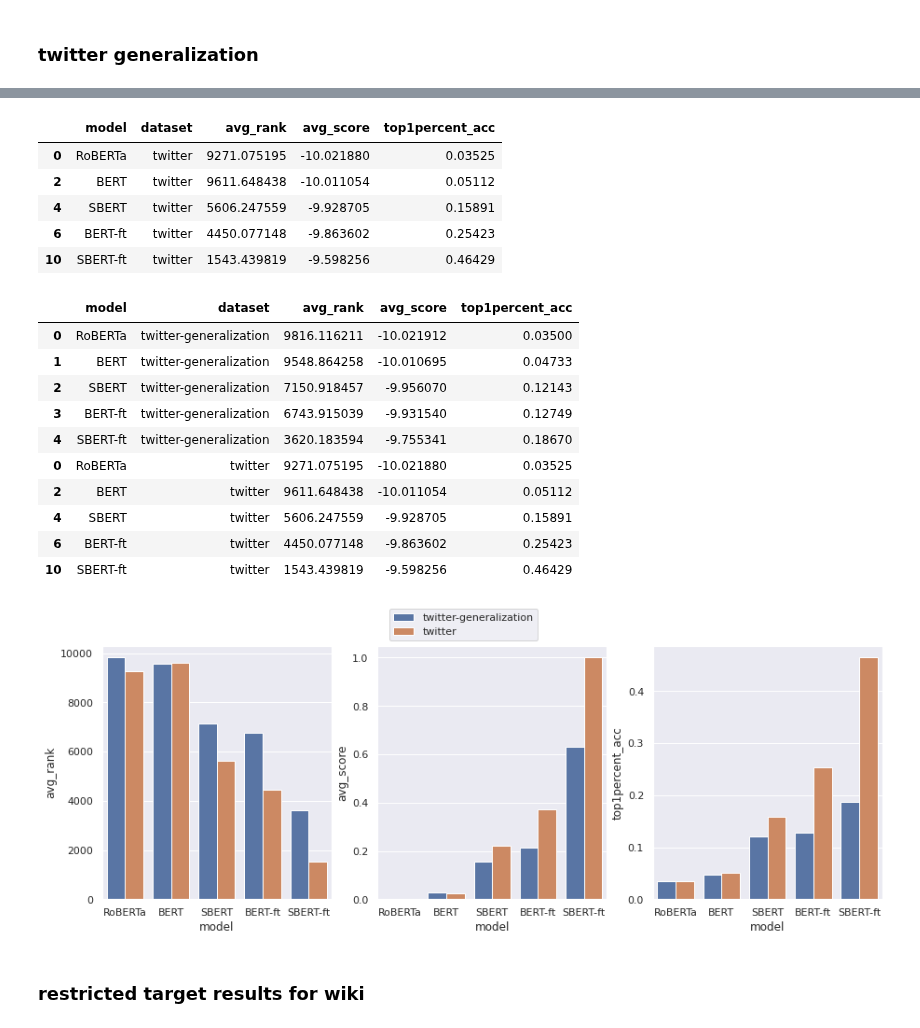
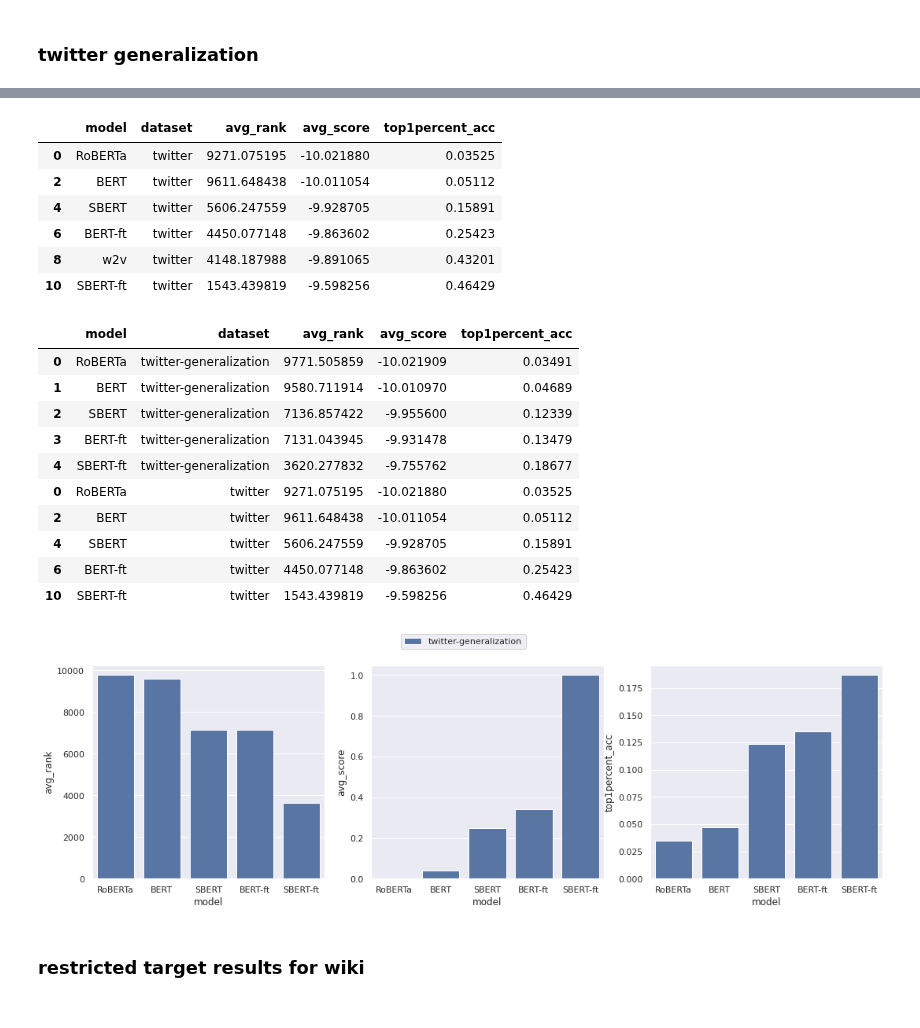
Before and after one commit to navidmdn/identity_embedding, a Jupyter notebook: pi2v.ipynb, the cells around one changed output, grey strips where cells are left out. Cells and saved outputs as stored; diff of their text form; code cells hidden in the pictures.

Commit message:
generalization dataset visualizations

```diff
--- a/pi2v.ipynb
+++ b/pi2v.ipynb
@@ -2692,6 +2994,12 @@ import torch
 from tqdm import tqdm
 from torch.nn.functional import log_softmax
 
+
+
+def normalize(word_vectors):
+    norms = torch.norm(word_vectors, dim=1, keepdim=True)
+    res = word_vectors / (norms + 1e-6)
+    return res
 
 def calculate_prj_metrics(prj_model, dataset, cosine_bs=512):
     print("calculating embeddings...")
@@ -2705,6 +3013,9 @@ def calculate_prj_metrics(prj_model, dataset, cosine_bs=512):
 
     emb_x = torch.tensor([prj_model[x] for x in X])
     emb_all = torch.tensor([prj_model[y] for y in pi_list])
+
+    emb_x = normalize(emb_x)
+    emb_all = normalize(emb_all)
 
     print("calculating ranks...")
 
@@ -2737,7 +3048,7 @@ def calculate_prj_metrics(prj_model, dataset, cosine_bs=512):
 
     avg_score = torch.mean(softmax_scores).item()
     avg_rank = torch.mean(target_ranks).item()
-    top100_acc = len([r for r in target_ranks.reshape(1,-1).squeeze().tolist() if r < 100])/emb_x.shape[0]
+    top100_acc = len([r for r in target_ranks.reshape(1,-1).squeeze().tolist() if r < len(pi_dict)//100])/emb_x.shape[0]
 
     print(avg_rank, top100_acc, avg_score)
 
@@ -3746,6 +4073,6 @@ gen_df
 # %%
 df = pd.read_csv('final_performance_results.csv')
-df = df[df.model!='w2v']
+# df = df[df.model!='w2v']
 df = df[df.dataset != 'wiki']
 df
 # %% [output]
@@ -3754,40 +4081,48 @@ df
 | 2 | BERT | twitter | 9611.648438 | -10.011054 | 0.05112 |
 | 4 | SBERT | twitter | 5606.247559 | -9.928705 | 0.15891 |
 | 6 | BERT-ft | twitter | 4450.077148 | -9.863602 | 0.25423 |
+| 8 | w2v | twitter | 4148.187988 | -9.891065 | 0.43201 |
 | 10 | SBERT-ft | twitter | 1543.439819 | -9.598256 | 0.46429 |
 # %%
 res_df = pd.concat([gen_df, df], axis=0)
+res_df = res_df[res_df.model!='w2v']
 res_df
 # %% [output]
 |  | model | dataset | avg_rank | avg_score | top1percent_acc |
-| 0 | RoBERTa | twitter-generalization | 9816.116211 | -10.021912 | 0.03500 |
-| 1 | BERT | twitter-generalization | 9548.864258 | -10.010695 | 0.04733 |
-| 2 | SBERT | twitter-generalization | 7150.918457 | -9.956070 | 0.12143 |
-| 3 | BERT-ft | twitter-generalization | 6743.915039 | -9.931540 | 0.12749 |
-| 4 | SBERT-ft | twitter-generalization | 3620.183594 | -9.755341 | 0.18670 |
+| 0 | RoBERTa | twitter-generalization | 9771.505859 | -10.021909 | 0.03491 |
+| 1 | BERT | twitter-generalization | 9580.711914 | -10.010970 | 0.04689 |
+| 2 | SBERT | twitter-generalization | 7136.857422 | -9.955600 | 0.12339 |
+| 3 | BERT-ft | twitter-generalization | 7131.043945 | -9.931478 | 0.13479 |
+| 4 | SBERT-ft | twitter-generalization | 3620.277832 | -9.755762 | 0.18677 |
 | 0 | RoBERTa | twitter | 9271.075195 | -10.021880 | 0.03525 |
 | 2 | BERT | twitter | 9611.648438 | -10.011054 | 0.05112 |
 | 4 | SBERT | twitter | 5606.247559 | -9.928705 | 0.15891 |
 | 6 | BERT-ft | twitter | 4450.077148 | -9.863602 | 0.25423 |
 | 10 | SBERT-ft | twitter | 1543.439819 | -9.598256 | 0.46429 |
+# %%
+res_df = res_df[res_df.dataset == 'twitter-generalization']
+res_df['avg_score'] = (res_df['avg_score'] - min(res_df['avg_score'])) / (max(res_df['avg_score']) - min(res_df['avg_score']))
 # %%
-fig, ax = plt.subplots(1, 3, figsize=(15,5))
+fig, ax = plt.subplots(1, 3, figsize=(18,5))
 
 g = sns.barplot(data=res_df, x='model', y='avg_rank', hue='dataset', ax=ax[0])
+# g.axhline(df[df.model=='w2v']['avg_rank'].item(), color='r')
 g.legend_.remove()
-# res_df['avg_score'] = (res_df['avg_score'] - min(res_df['avg_score'])) / (max(res_df['avg_score']) - min(res_df['avg_score']))
+
 g = sns.barplot(data=res_df, x='model', y='avg_score', hue='dataset', ax=ax[1])
+# g.axhline(df[df.model=='w2v']['avg_score'].item(), color='r')
 g.legend_.remove()
 
 g = sns.barplot(data=res_df, x='model', y='top1percent_acc', hue='dataset', ax=ax[2])
+# g.axhline(df[df.model=='w2v']['top1percent_acc'].item(), color='r')
 g.legend_.remove()
 
 handles, labels = ax[2].get_legend_handles_labels()
 fig.legend(handles, labels, loc='upper center')
 # plt.legend(bbox_to_anchor=(1.05, 1), loc='upper right', borderaxespad=0)
 plt.show()
 # %% [output]
-[figure, old version]
+[figure, new version]
 # %% [markdown]
 ### restricted target results for wiki
 # %%
```
Also changed, not shown: parts of 64 cells of this notebook.
